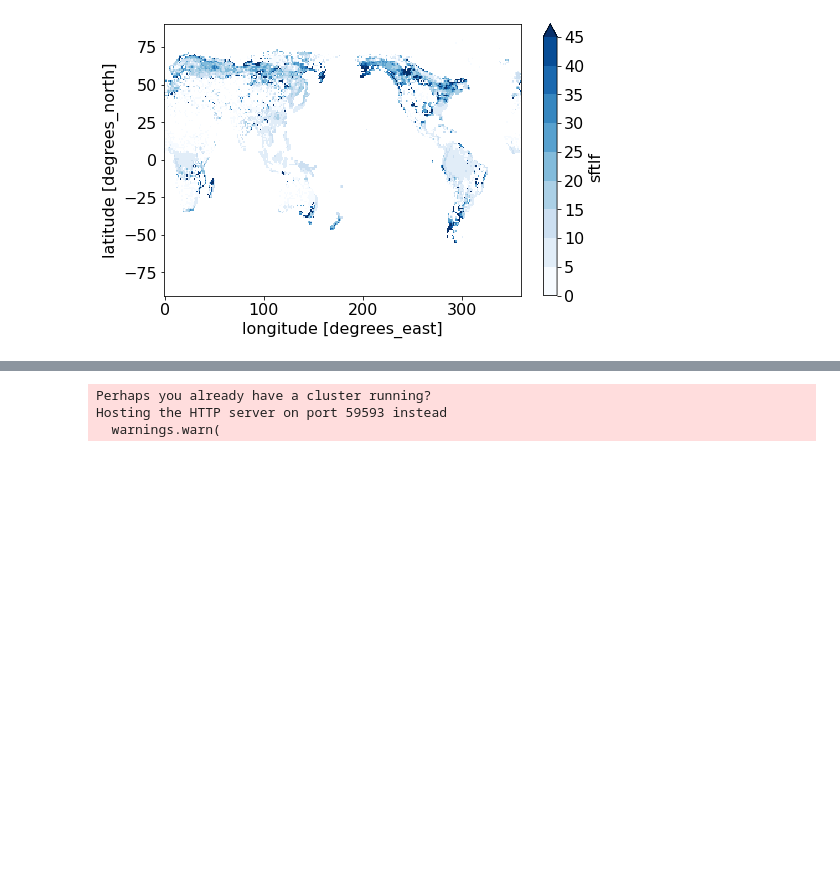
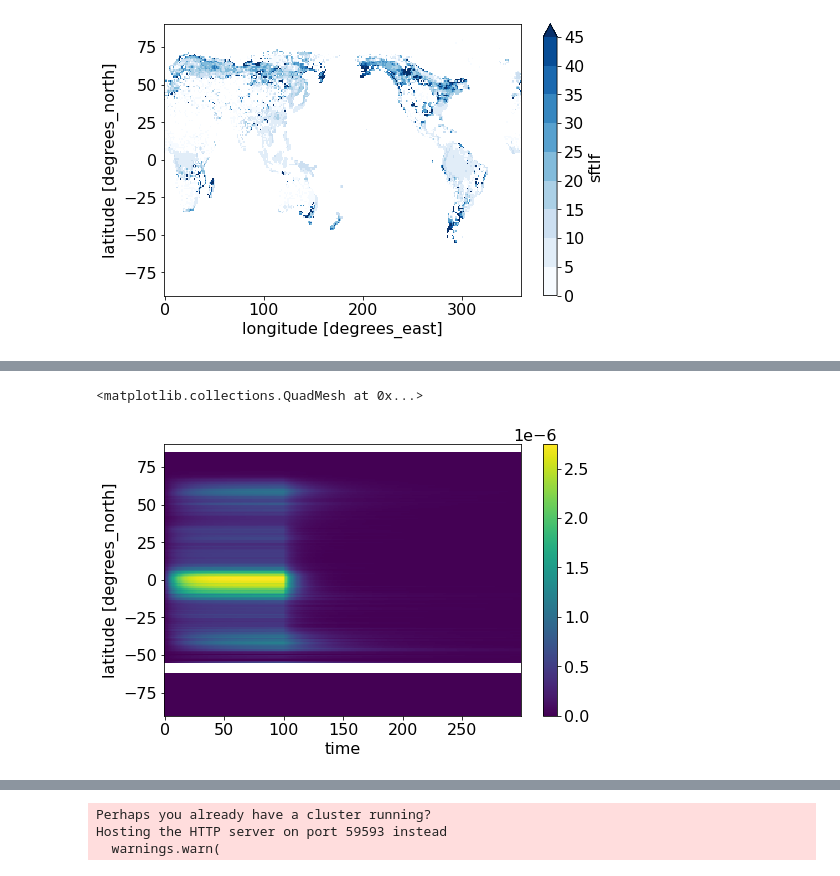
Before and after one commit to ckoven/flat10, a Jupyter notebook: flat10-analysis.ipynb, the cells around one changed output, grey strips where cells are left out. Saved outputs shown, nothing was run; the diff lists cells and outputs as text; code cells hidden in the pictures; blank space fills up the shorter version.

```diff
--- a/flat10-analysis.ipynb
+++ b/flat10-analysis.ipynb
@@ -748,0 +724,5 @@ cflux_spatial_emulator_zec.mean(dim='lon').plot(x='time')
+# %%
+cflux_spatial_emulator_zec_masked.mean(dim='lon').plot(x='time')
+# %% [output]
+<matplotlib.collections.QuadMesh at 0x...>
+[figure, added]
```
Also changed, not shown: parts of 54 cells of this notebook.
